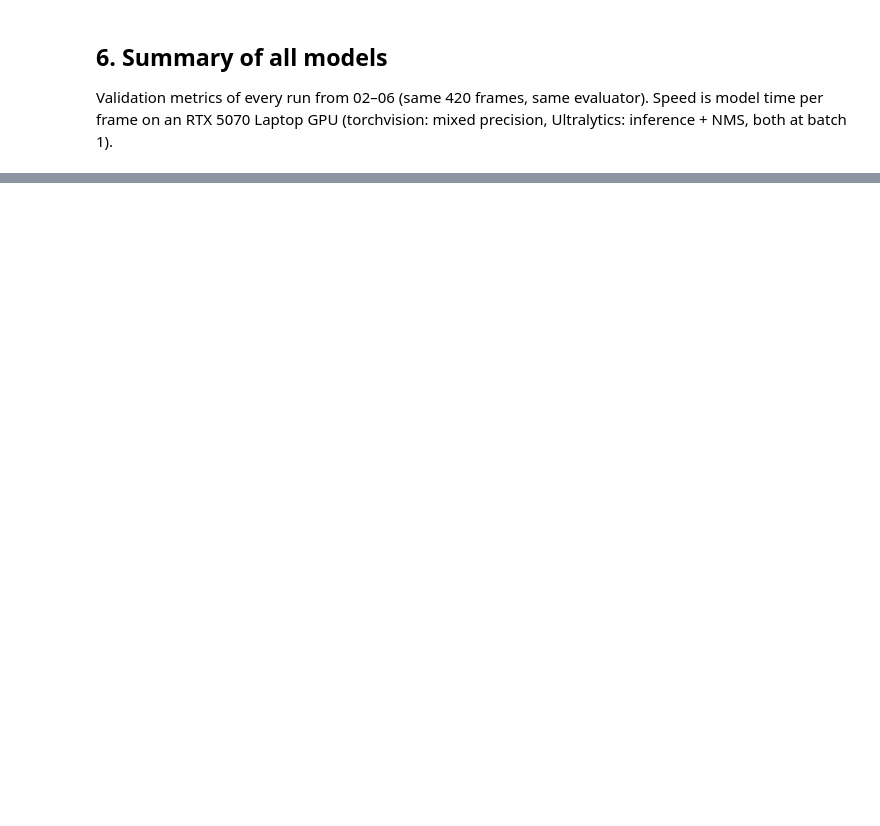
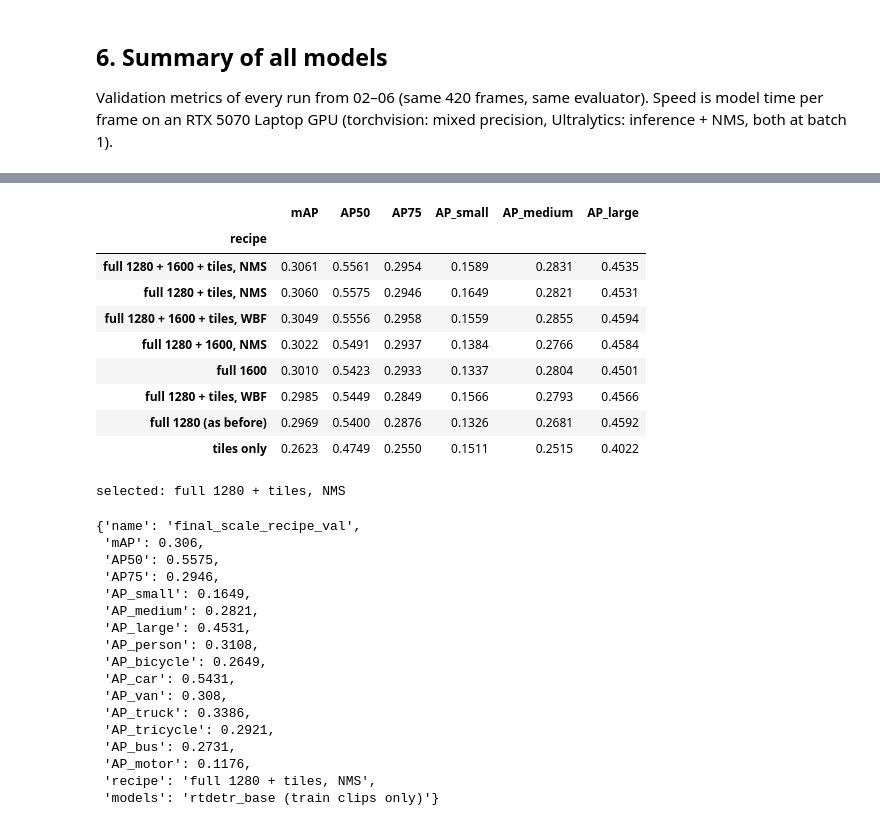
Before and after one commit to JuliaSovaO/hw2-ai, a Jupyter notebook: 06_final.ipynb, the cells around one changed output, grey strips where cells are left out. Saved outputs shown, nothing was run; the diff lists cells and outputs as text; code cells hidden in the pictures; blank space fills up the shorter version.

Commit message:
Final pipeline: sliced inference, final submissions; stop tracking model weights

```diff
--- a/06_final.ipynb
+++ b/06_final.ipynb
@@ -232,0 +566,19 @@ if USE_TEMPORAL:
+# %%
+# D: RT-DETR alone + temporal smoothing;  F: ensemble with RT-DETR weighted 3:3:1 + temporal smoothing
+recipe_f = dict(flip=True, yolo=True, w_rt=3, iou=0.65)
+tw = dict(window=2, alpha=0.6)
+
+# the same settings on the consecutive validation frames (models trained on train clips only)
+for name, p in [("D: rtdetr + temporal", temporal_rescore(P_SEQ["rt"], SEQ_FRAME_OF, **tw)),
+                ("F: rtdetr x3 + flip + yolo + temporal",
+                 temporal_rescore(apply_recipe(P_SEQ, SEQ_SIZES, **recipe_f), SEQ_FRAME_OF, **tw))]:
+    m = coco_evaluate(SEQ_GT, p)
+    print(f"{name:40s} seq-val mAP {m['mAP']:.4f}  AP_small {m['AP_small']:.4f}")
+
+sub_d = temporal_rescore(P_TEST["rt"], T_FRAME_OF, **tw)
+write_submission(sub_d, test_df, SUB / "final_D_rtdetr_temporal.csv")
+submit(SUB / "final_D_rtdetr_temporal.csv", "Final D: RT-DETR train+val + temporal (window 2, alpha 0.6)")
+
+sub_f = temporal_rescore(apply_recipe(P_TEST, T_SIZES, **recipe_f), T_FRAME_OF, **tw)
+write_submission(sub_f, test_df, SUB / "final_F_ens_w3_temporal.csv")
+submit(SUB / "final_F_ens_w3_temporal.csv", "Final F: RT-DETR x3 + flip + YOLO x1 (WBF 0.65) + temporal")
@@ -252,0 +642,56 @@ ax.set_title("Accuracy vs speed of all trained models"); plt.tight_layout(); plt
+# %%
+from common import nms_merge, wbf_merge
+
+P_VAL["rt1600"] = cached("rtdetr_base_1600_val_preds.pkl", lambda: yu.predict_ultra(rt_base, ITEMS, imgsz=1600)[0])
+P_VAL["rt_tiles"] = cached("rtdetr_base_tiles_val_preds.pkl", lambda: yu.predict_ultra_tiles(rt_base, ITEMS, imgsz=1280))
+
+SCALE_RECIPES = {
+    "full 1280 (as before)":          lambda P, S: P["rt"],
+    "full 1600":                      lambda P, S: P["rt1600"],
+    "tiles only":                     lambda P, S: P["rt_tiles"],
+    "full 1280 + 1600, NMS":          lambda P, S: nms_merge([P["rt"], P["rt1600"]], 0.6),
+    "full 1280 + tiles, NMS":         lambda P, S: nms_merge([P["rt"], P["rt_tiles"]], 0.6),
+    "full 1280 + tiles, WBF":         lambda P, S: wbf_merge([P["rt"], P["rt_tiles"]], S, iou_thr=0.6),
+    "full 1280 + 1600 + tiles, NMS":  lambda P, S: nms_merge([P["rt"], P["rt1600"], P["rt_tiles"]], 0.6),
+    "full 1280 + 1600 + tiles, WBF":  lambda P, S: wbf_merge([P["rt"], P["rt1600"], P["rt_tiles"]], S, iou_thr=0.6),
+}
+rows = []
+for name, fn in SCALE_RECIPES.items():
+    m = coco_evaluate(VAL_GT, fn(P_VAL, SIZES))
+    rows.append({"recipe": name, **{k: m[k] for k in KEYS}})
+scale_tab = pd.DataFrame(rows).set_index("recipe").sort_values("mAP", ascending=False)
+display(scale_tab.round(4))
+close = scale_tab[scale_tab["mAP"] >= scale_tab["mAP"].max() - 0.005]
+BEST_SCALE = close["AP_small"].idxmax()
+print("selected:", BEST_SCALE)
+save_results("final_scale_recipe_val", coco_evaluate(VAL_GT, SCALE_RECIPES[BEST_SCALE](P_VAL, SIZES)),
+             recipe=BEST_SCALE, models="rtdetr_base (train clips only)")
+# %% [output]
+|  | mAP | AP50 | AP75 | AP_small | AP_medium | AP_large |
+| recipe |  |  |  |  |  |  |
+| full 1280 + 1600 + tiles, NMS | 0.3061 | 0.5561 | 0.2954 | 0.1589 | 0.2831 | 0.4535 |
+| full 1280 + tiles, NMS | 0.3060 | 0.5575 | 0.2946 | 0.1649 | 0.2821 | 0.4531 |
+| full 1280 + 1600 + tiles, WBF | 0.3049 | 0.5556 | 0.2958 | 0.1559 | 0.2855 | 0.4594 |
+| full 1280 + 1600, NMS | 0.3022 | 0.5491 | 0.2937 | 0.1384 | 0.2766 | 0.4584 |
+| full 1600 | 0.3010 | 0.5423 | 0.2933 | 0.1337 | 0.2804 | 0.4501 |
+| full 1280 + tiles, WBF | 0.2985 | 0.5449 | 0.2849 | 0.1566 | 0.2793 | 0.4566 |
+| full 1280 (as before) | 0.2969 | 0.5400 | 0.2876 | 0.1326 | 0.2681 | 0.4592 |
+| tiles only | 0.2623 | 0.4749 | 0.2550 | 0.1511 | 0.2515 | 0.4022 |
+selected: full 1280 + tiles, NMS
+{'name': 'final_scale_recipe_val',
+ 'mAP': 0.306,
+ 'AP50': 0.5575,
+ 'AP75': 0.2946,
+ 'AP_small': 0.1649,
+ 'AP_medium': 0.2821,
+ 'AP_large': 0.4531,
+ 'AP_person': 0.3108,
+ 'AP_bicycle': 0.2649,
+ 'AP_car': 0.5431,
+ 'AP_van': 0.308,
+ 'AP_truck': 0.3386,
+ 'AP_tricycle': 0.2921,
+ 'AP_bus': 0.2731,
+ 'AP_motor': 0.1176,
+ 'recipe': 'full 1280 + tiles, NMS',
+ 'models': 'rtdetr_base (train clips only)'}
```
Also changed, not shown: parts of 15 cells of this notebook, 9 other files.
